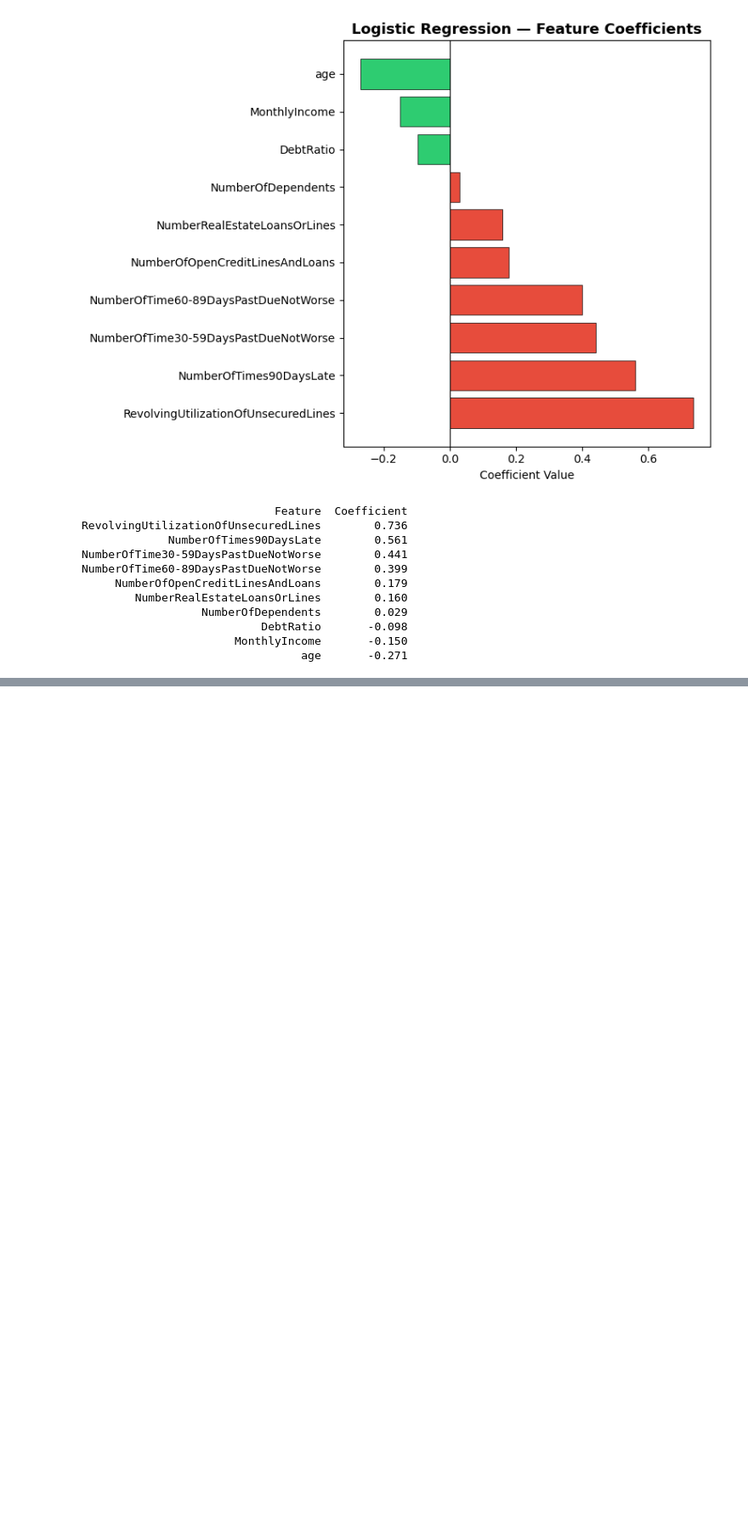
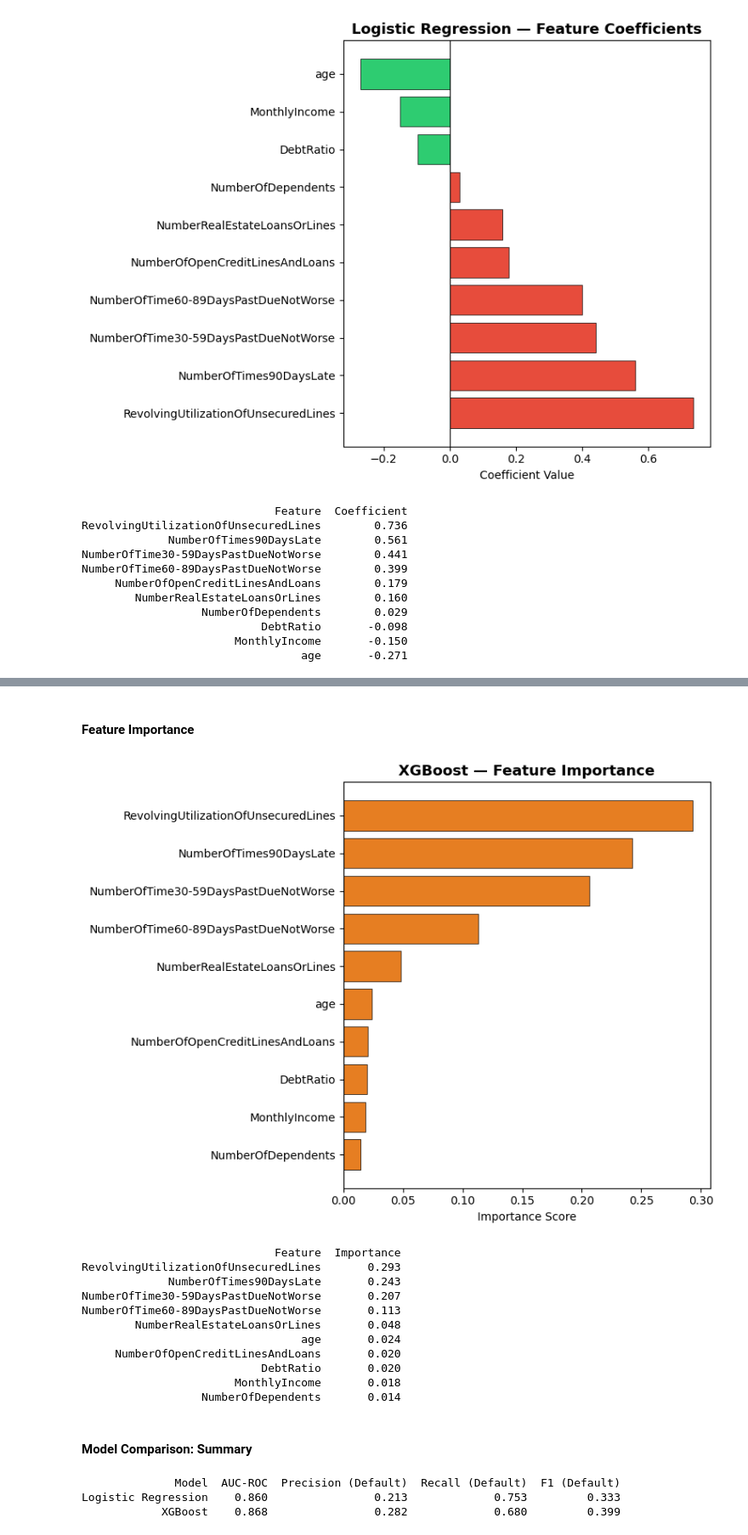
Before and after one commit to Sohail-Rasul/credit-risk-classifier, a Jupyter notebook: credit_risk_classifier.ipynb, the cells around one changed output, grey strips where cells are left out. Shown at 85% size. Saved outputs shown, nothing was run; the diff lists cells and outputs as text; code cells hidden in the pictures; blank space fills up the shorter version.

```diff
--- a/credit_risk_classifier.ipynb
+++ b/credit_risk_classifier.ipynb
@@ -674,0 +809,62 @@ NumberOfTime60-89DaysPastDueNotWorse        0.399
+# %% [markdown]
+#### Feature Importance
+# %%
+importance = pd.DataFrame({
+    'Feature': X.columns,
+    'Importance': xgb_model.feature_importances_
+}).sort_values('Importance', ascending=False)
+
+fig, ax = plt.subplots(figsize=(8, 6))
+ax.barh(importance['Feature'], importance['Importance'],
+        color='#e67e22', edgecolor='black', linewidth=0.5)
+ax.set_title('XGBoost — Feature Importance', fontsize=13, fontweight='bold')
+ax.set_xlabel('Importance Score')
+ax.invert_yaxis()
+plt.tight_layout()
+plt.savefig('figures/11_xgb_feature_importance.png', dpi=150)
+plt.show()
+
+print(importance.to_string(index=False))
+# %% [output]
+[figure, added]
+                             Feature  Importance
+RevolvingUtilizationOfUnsecuredLines       0.293
+             NumberOfTimes90DaysLate       0.243
+NumberOfTime30-59DaysPastDueNotWorse       0.207
+NumberOfTime60-89DaysPastDueNotWorse       0.113
+        NumberRealEstateLoansOrLines       0.048
+                                 age       0.024
+     NumberOfOpenCreditLinesAndLoans       0.020
+                           DebtRatio       0.020
+                       MonthlyIncome       0.018
+                  NumberOfDependents       0.014
+# %% [markdown]
+#### Model Comparison: Summary
+# %%
+from sklearn.metrics import precision_score, recall_score, f1_score
+
+results = pd.DataFrame({
+    'Model': ['Logistic Regression', 'XGBoost'],
+    'AUC-ROC': [
+        round(auc_roc, 4),
+        round(auc_roc_xgb, 4)
+    ],
+    'Precision (Default)': [
+        round(precision_score(y_test, y_pred), 4),
+        round(precision_score(y_test, y_pred_xgb), 4)
+    ],
+    'Recall (Default)': [
+        round(recall_score(y_test, y_pred), 4),
+        round(recall_score(y_test, y_pred_xgb), 4)
+    ],
+    'F1 (Default)': [
+        round(f1_score(y_test, y_pred), 4),
+        round(f1_score(y_test, y_pred_xgb), 4)
+    ]
+})
+
+print(results.to_string(index=False))
+# %% [output]
+              Model  AUC-ROC  Precision (Default)  Recall (Default)  F1 (Default)
+Logistic Regression    0.860                0.213             0.753         0.333
+            XGBoost    0.868                0.282             0.680         0.399
```
Also changed, not shown: parts of 12 cells of this notebook, 3 other files.
